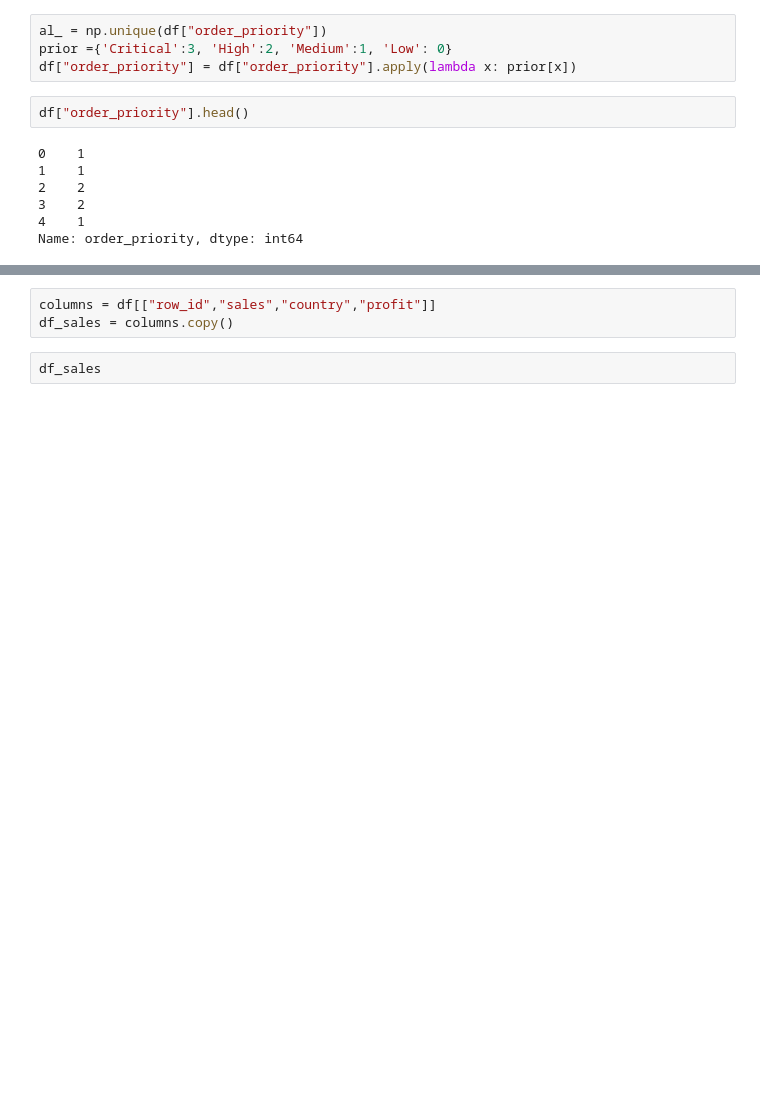
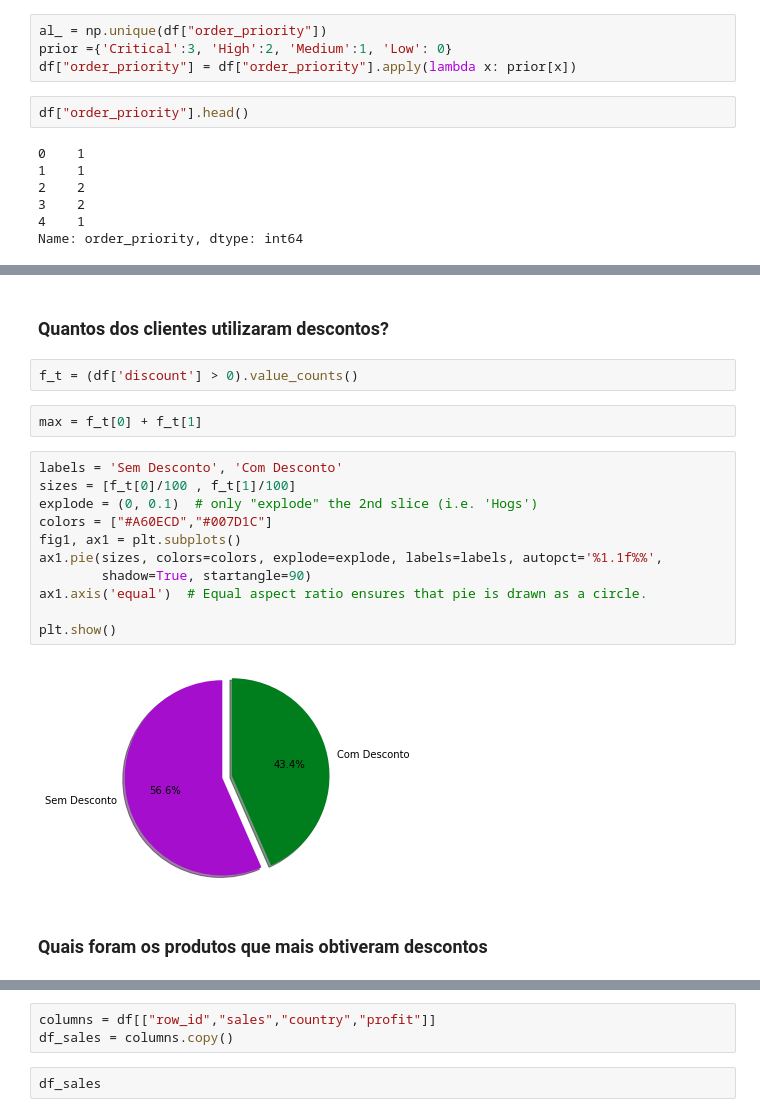
Before and after one commit to vector-b/alipaga_store_sales, a Jupyter notebook: Case.ipynb, the cells around one changed output, grey strips where cells are left out. Cells and saved outputs as stored; diff of their text form; blank space fills up the shorter version.

```diff
--- a/Case.ipynb
+++ b/Case.ipynb
@@ -82,0 +185,21 @@ Name: order_priority, dtype: int64
+# %% [markdown]
+### Quantos dos clientes utilizaram descontos?
+# %%
+f_t = (df['discount'] > 0).value_counts()
+# %%
+max = f_t[0] + f_t[1]
+# %%
+labels = 'Sem Desconto', 'Com Desconto'
+sizes = [f_t[0]/100 , f_t[1]/100]
+explode = (0, 0.1)  # only "explode" the 2nd slice (i.e. 'Hogs')
+colors = ["#A60ECD","#007D1C"]
+fig1, ax1 = plt.subplots()
+ax1.pie(sizes, colors=colors, explode=explode, labels=labels, autopct='%1.1f%%',
+        shadow=True, startangle=90)
+ax1.axis('equal')  # Equal aspect ratio ensures that pie is drawn as a circle.
+
+plt.show()
+# %% [output]
+[figure, added]
+# %% [markdown]
+### Quais foram os produtos que mais obtiveram descontos
```
Also changed, not shown: parts of 38 cells of this notebook.
